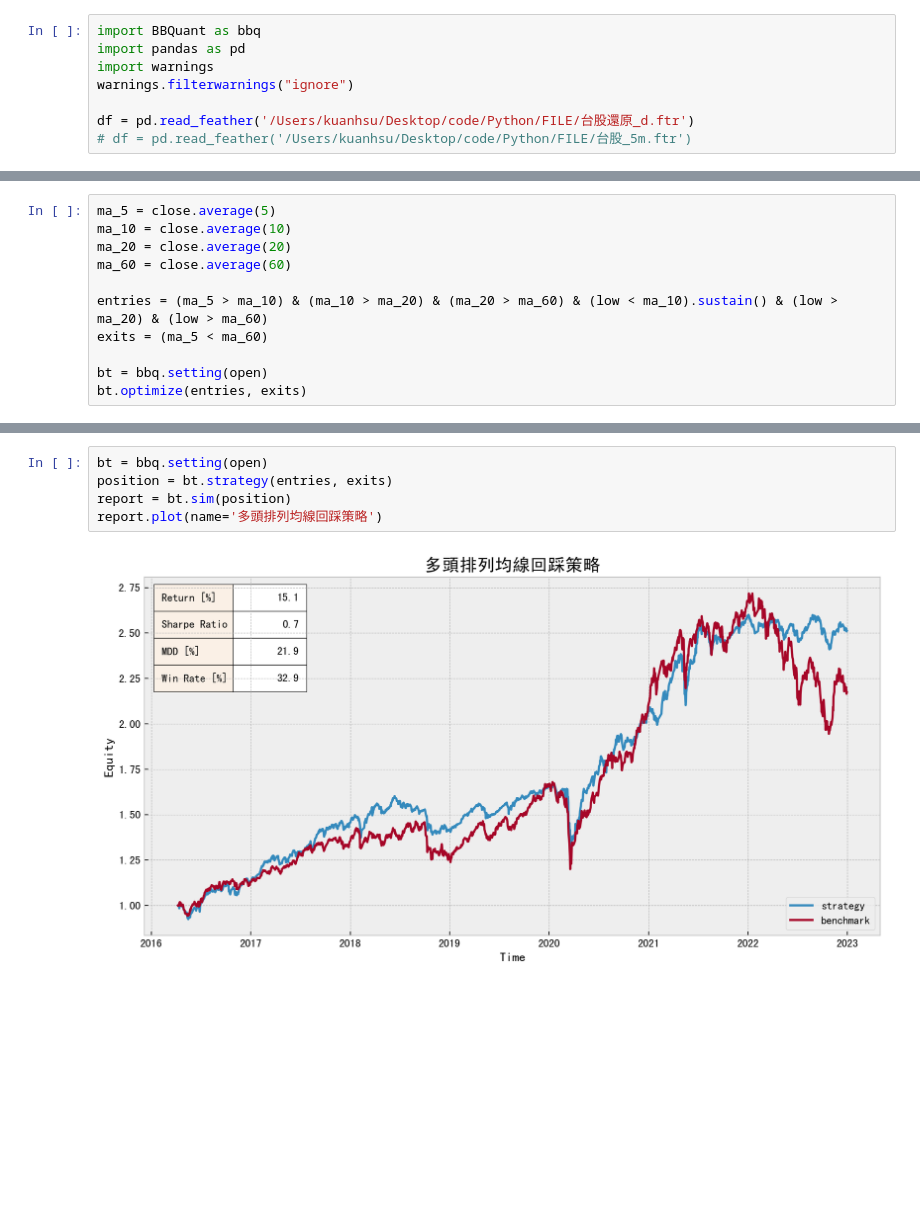
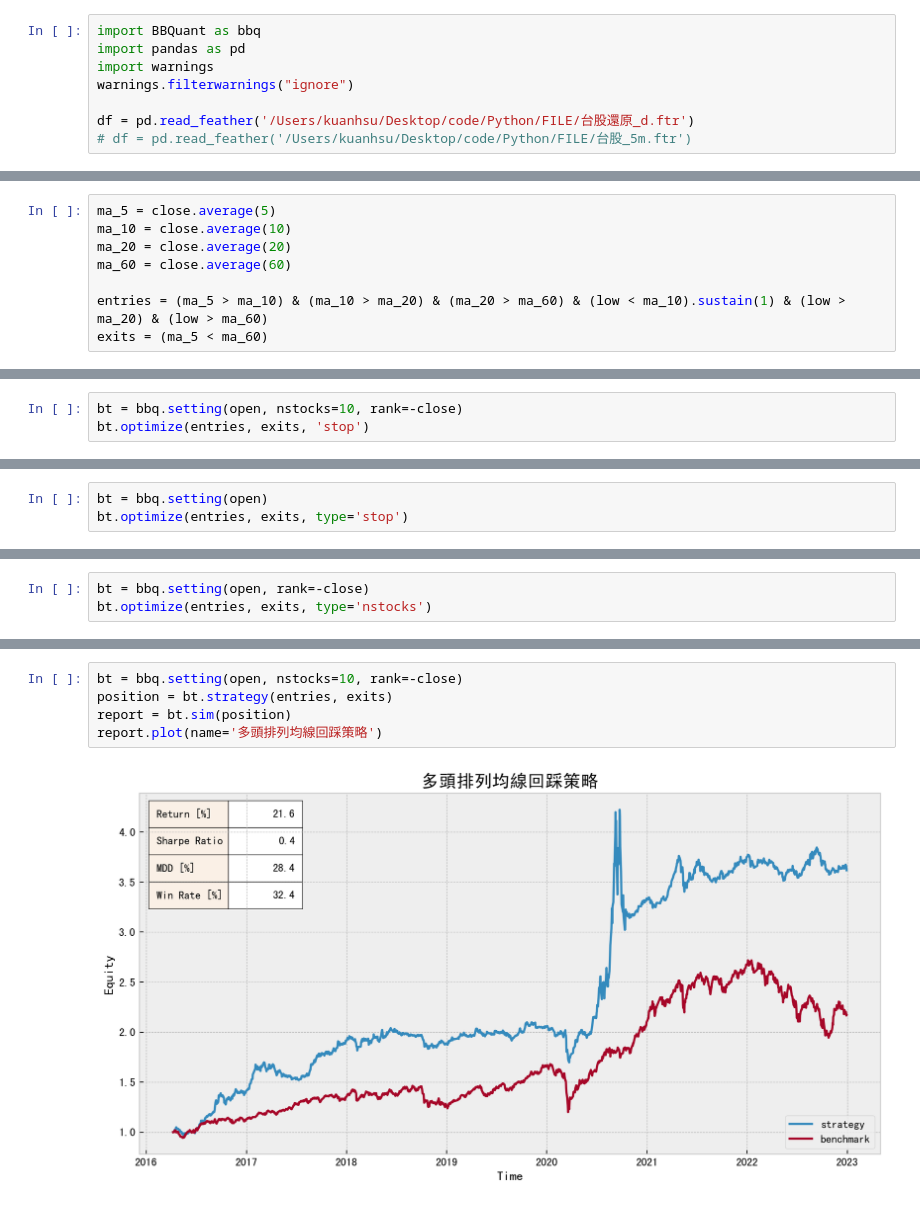
Before and after one commit to kuanhsu0627/BBQuant, a Jupyter notebook: strategy.ipynb, the cells around one changed output, grey strips where cells are left out. Cells and saved outputs as stored; diff of their text form; blank space fills up the shorter version.

```diff
--- a/strategy.ipynb
+++ b/strategy.ipynb
@@ -26,8 +29,5 @@ ma_10 = close.average(10)
 ma_20 = close.average(20)
 ma_60 = close.average(60)
 
-entries = (ma_5 > ma_10) & (ma_10 > ma_20) & (ma_20 > ma_60) & (low < ma_10).sustain() & (low > ma_20) & (low > ma_60)
+entries = (ma_5 > ma_10) & (ma_10 > ma_20) & (ma_20 > ma_60) & (low < ma_10).sustain(1) & (low > ma_20) & (low > ma_60)
 exits = (ma_5 < ma_60)
-
-bt = bbq.setting(open)
-bt.optimize(entries, exits)
@@ -35,0 +34,3 @@ bt.optimize(entries, exits)
+# %%
+bt = bbq.setting(open, nstocks=10, rank=-close)
+bt.optimize(entries, exits, 'stop')
@@ -35,0 +46,3 @@ bt.optimize(entries, exits)
+# %%
+bt = bbq.setting(open)
+bt.optimize(entries, exits, type='stop')
@@ -35,0 +51,3 @@ bt.optimize(entries, exits)
+# %%
+bt = bbq.setting(open, rank=-close)
+bt.optimize(entries, exits, type='nstocks')
@@ -36,10 +56,10 @@ bt.optimize(entries, exits)
 # %%
-bt = bbq.setting(open)
+bt = bbq.setting(open, nstocks=10, rank=-close)
 position = bt.strategy(entries, exits)
 report = bt.sim(position)
 report.plot(name='多頭排列均線回踩策略')
 # %% [output]
-[figure, old version]
+[figure, new version]
 # %%
 report.stats()
 # %% [output]
```
Also changed, not shown: parts of 20 cells of this notebook.
